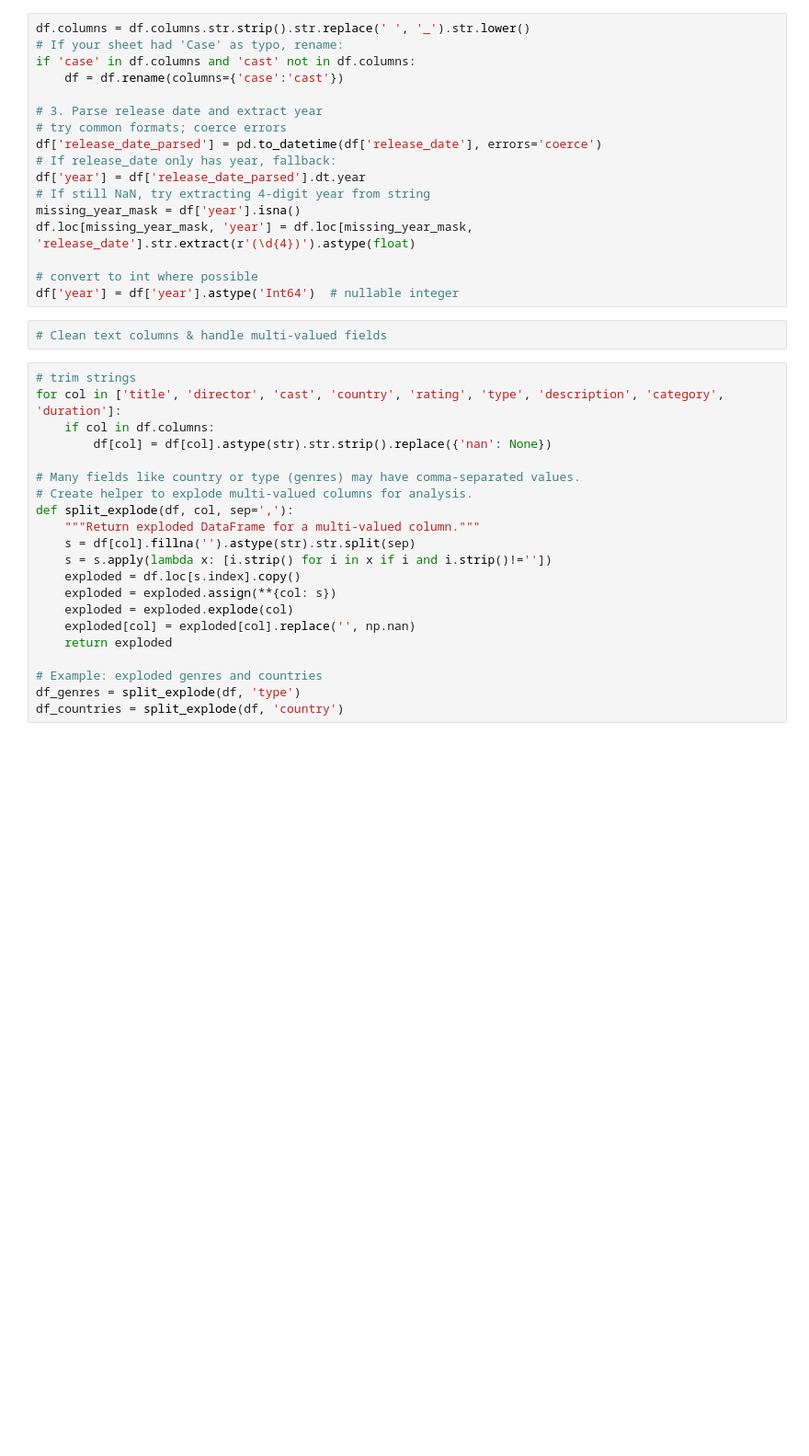
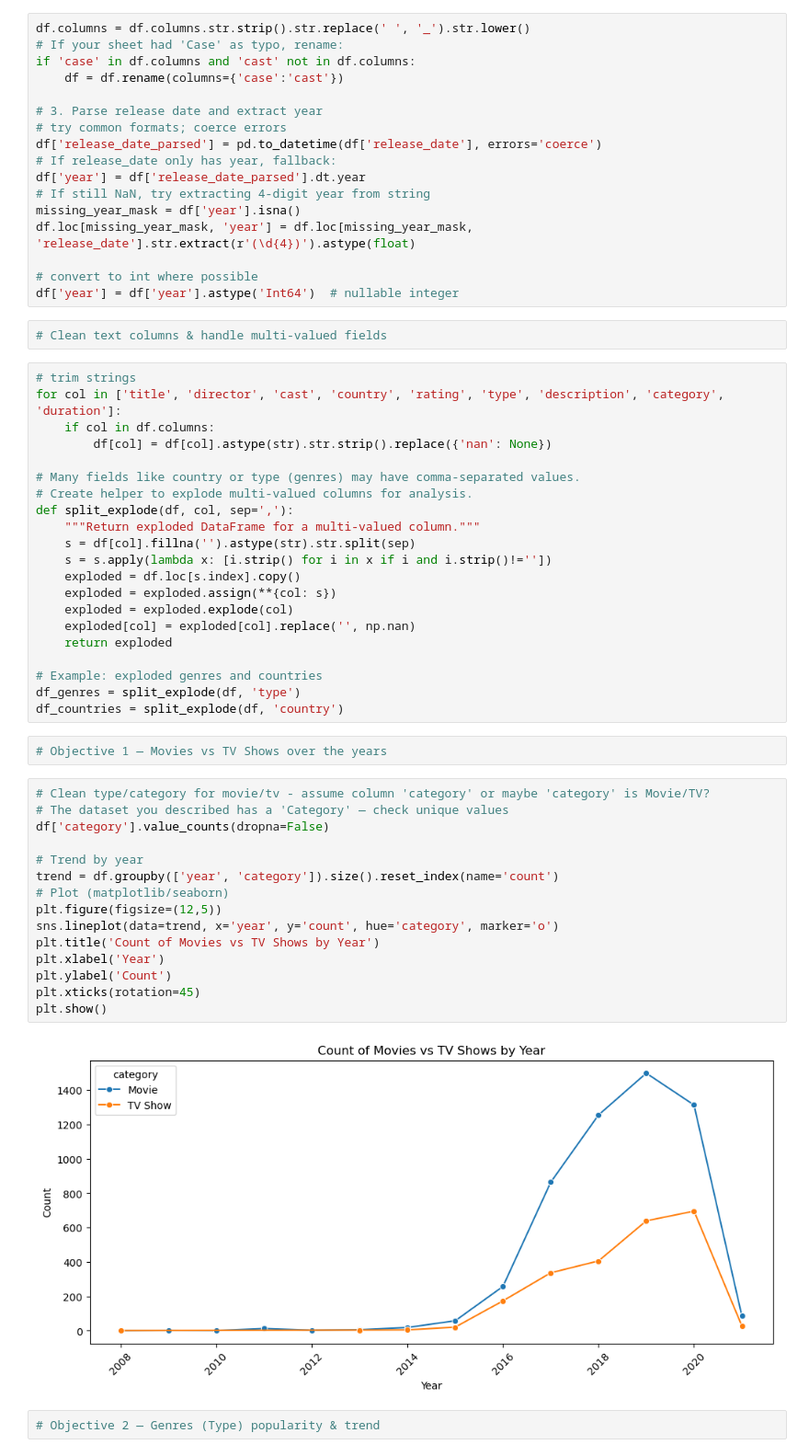
Before and after one commit to Shilpa3107/VOIS_AICTE_Oct2025_MajorProject_Shilpa-Sinha, a Jupyter notebook: Netflix Data Analysis.ipynb, the cells around one changed output. Shown: that part at 92% size. Cells and saved outputs as stored; diff of their text form; blank space fills up the shorter version.

```diff
--- a/Netflix Data Analysis.ipynb
+++ b/Netflix Data Analysis.ipynb
@@ -82,3 +82,24 @@ def split_explode(df, col, sep=','):
 # Example: exploded genres and countries
 df_genres = split_explode(df, 'type')
 df_countries = split_explode(df, 'country')
+# %%
+# Objective 1 — Movies vs TV Shows over the years
+# %%
+# Clean type/category for movie/tv - assume column 'category' or maybe 'category' is Movie/TV?
+# The dataset you described has a 'Category' — check unique values
+df['category'].value_counts(dropna=False)
+
+# Trend by year
+trend = df.groupby(['year', 'category']).size().reset_index(name='count')
+# Plot (matplotlib/seaborn)
+plt.figure(figsize=(12,5))
+sns.lineplot(data=trend, x='year', y='count', hue='category', marker='o')
+plt.title('Count of Movies vs TV Shows by Year')
+plt.xlabel('Year')
+plt.ylabel('Count')
+plt.xticks(rotation=45)
+plt.show()
+# %% [output]
+[figure, added]
+# %%
+# Objective 2 — Genres (Type) popularity & trend
```
Also changed, not shown: parts of 1 cell of this notebook.
